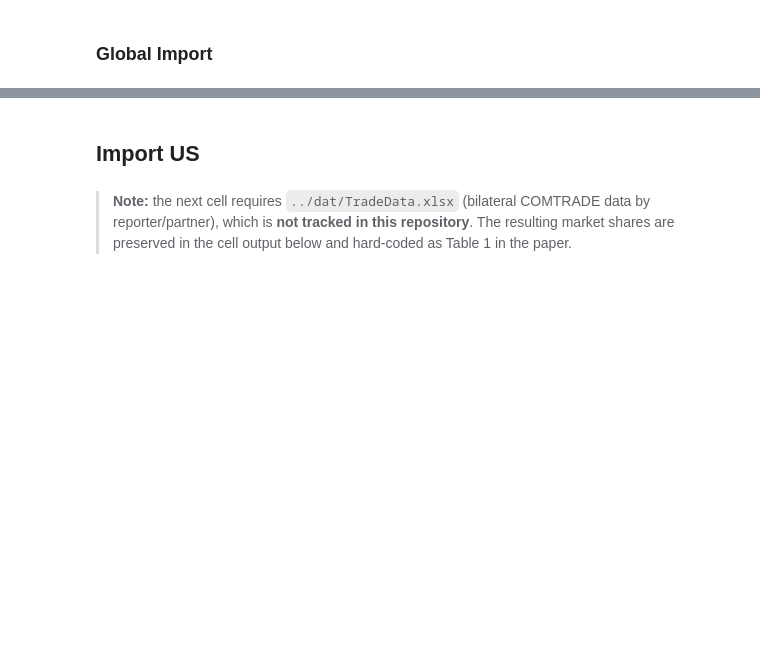
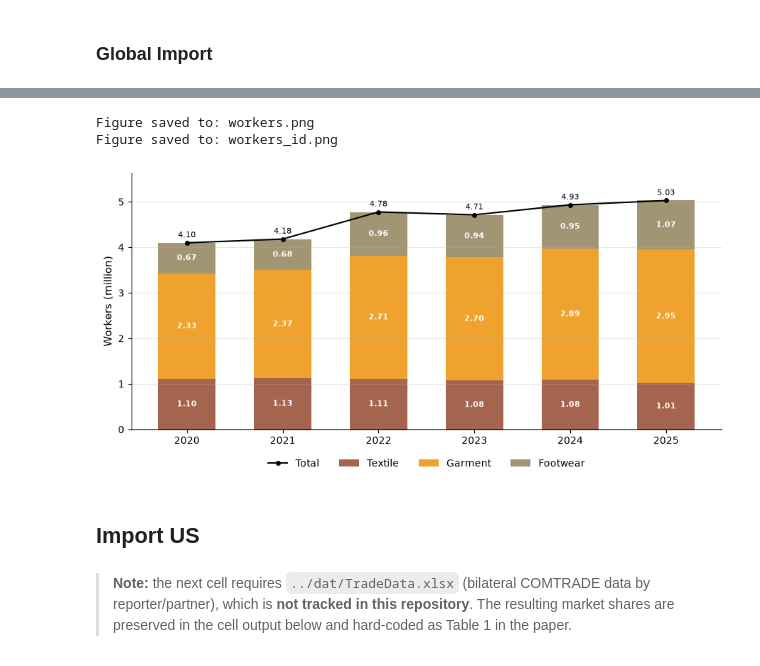
Before and after one commit to den-econ/tekstil, a Jupyter notebook: fig/fig.ipynb, the cells around one changed output, grey strips where cells are left out. Saved outputs shown, nothing was run; the diff lists cells and outputs as text; code cells hidden in the pictures; blank space fills up the shorter version.

```diff
--- a/fig/fig.ipynb
+++ b/fig/fig.ipynb
@@ -492,3 +465,48 @@ print(f"Figure saved to: {fig_path}")
+# %%
+import matplotlib.pyplot as plt
+from source_note import save_with_source
+import numpy as np
+
+# Number of workers in the textile, garment and footwear industries (BPS, Sakernas).
+# Values taken from the original DEN chart (fig/workers_original.png); no source
+# spreadsheet is redistributed here.
+fig_path = "workers.png"
+years    = [2020, 2021, 2022, 2023, 2024, 2025]
+workers  = {
+    "Textile":  [1_104_706, 1_127_034, 1_109_433, 1_076_863, 1_084_815, 1_011_142],
+    "Garment":  [2_325_021, 2_372_014, 2_705_834, 2_699_151, 2_892_840, 2_945_500],
+    "Footwear": [  667_962,   681_463,   960_607,   937_011,   954_637, 1_069_759],
+}
+colors = {"Textile": "#a5644e", "Garment": "#f0a22e", "Footwear": "#a19574"}
+
+fig, ax = plt.subplots(figsize=(9, 4.5))
+bottom = np.zeros(len(years))
+for name, vals in workers.items():
+    v = np.array(vals) / 1e6
+    ax.bar(years, v, bottom=bottom, color=colors[name], label=name, width=0.6)
+    for x, b, h in zip(years, bottom, v):
+        ax.text(x, b + h / 2, f"{h:.2f}", ha="center", va="center",
+                color="white", fontsize=8, fontweight="bold")
+    bottom += v
+
+ax.plot(years, bottom, color="black", marker="o", markersize=4, linewidth=1.5, label="Total")
+for x, t in zip(years, bottom):
+    ax.text(x, t + 0.08, f"{t:.2f}", ha="center", va="bottom", fontsize=8)
+
+ax.set_ylabel("Workers (million)", fontsize=11)
+ax.set_ylim(0, bottom.max() * 1.12)
+ax.set_xticks(years)
+ax.grid(True, alpha=0.3, axis="y")
+for s in ("top", "right"):
+    ax.spines[s].set_visible(False)
+ax.legend(loc="upper center", bbox_to_anchor=(0.5, -0.08), ncol=4, frameon=False)
+
+plt.tight_layout()
+save_with_source(fig, fig_path, "BPS, Sakernas.")
+# %% [output]
+Figure saved to: workers.png
+Figure saved to: workers_id.png
+[figure, added]
 # %% [markdown]
 ## Import US
 # %% [markdown]
```
Also changed, not shown: parts of 14 cells of this notebook, 51 other files.
